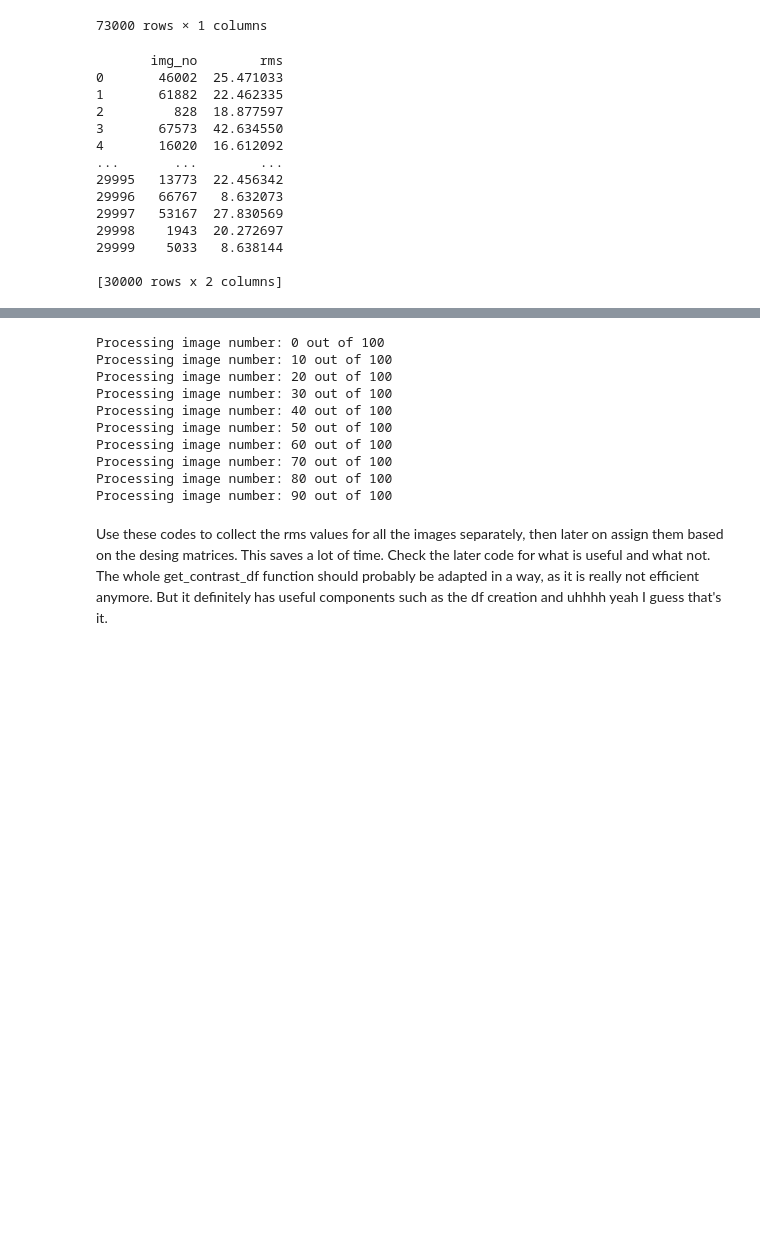
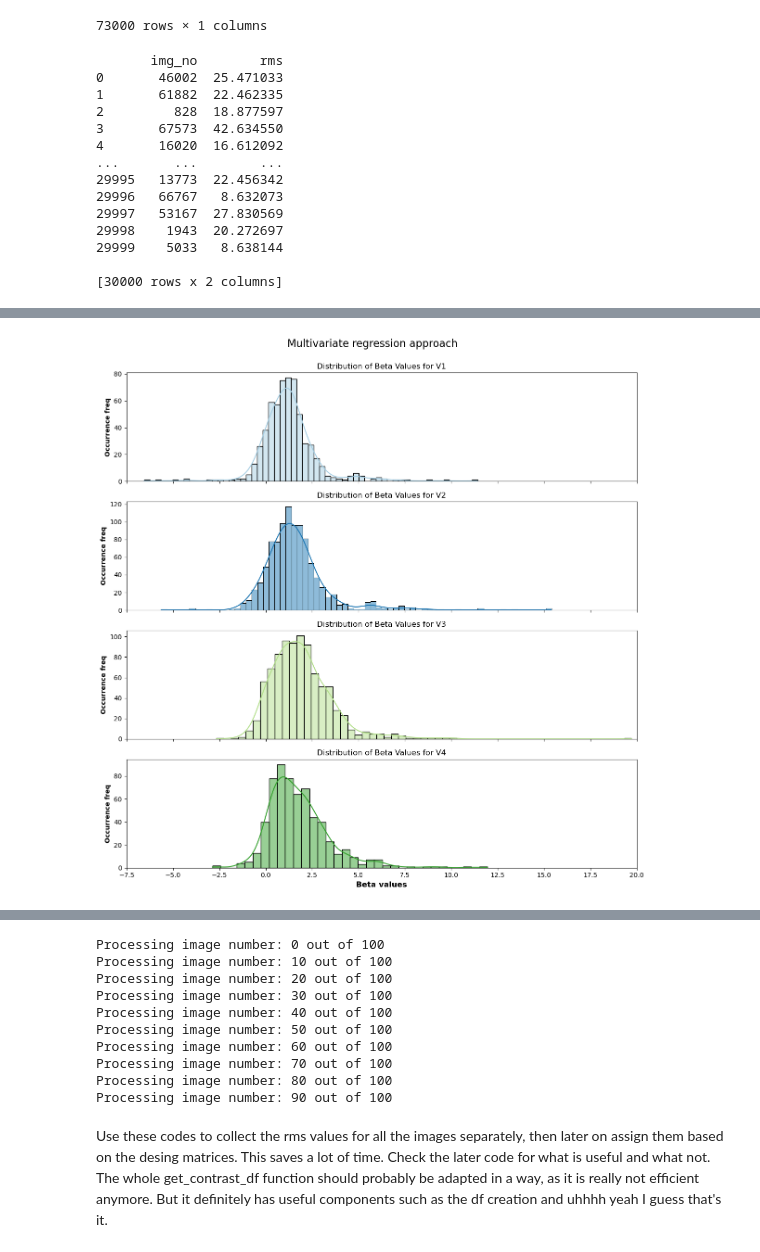
Before and after one commit to WiegerScheurer/spatpred, a Jupyter notebook: notebooks/construction_work.ipynb, the cells around one changed output, grey strips where cells are left out. Drawn from its saved outputs; the diff is of its cells as text; code cells hidden in the pictures; blank space fills up the shorter version.

```diff
--- a/notebooks/construction_work.ipynb
+++ b/notebooks/construction_work.ipynb
@@ -105,0 +352,85 @@ hrf_ses1 = nib.load('/home/rfpred/data/natural-scenes-dataset/nsddata_betas/ppda
+# %%
+import numpy as np
+import statsmodels.api as sm
+import matplotlib.pyplot as plt
+import seaborn as sns
+import pandas as pd
+
+def multivariate_regression(X, y_matrix):
+    # Add a constant term to the independent variable matrix
+    X_with_constant = sm.add_constant(X)
+
+    # Reshape y_matrix to (n_imgs, n_voxels)
+    n_imgs, n_voxels = y_matrix.shape
+    y_matrix_reshaped = y_matrix.reshape(n_imgs, n_voxels, 1)
+
+    # Fit the multivariate regression model
+    model = sm.OLS(y_matrix_reshaped, X_with_constant)
+    results = model.fit()
+
+    # Extract beta coefficients and intercepts
+    beta_values = results.params[:-1, :]
+    intercept_values = results.params[-1, :]
+
+    return beta_values, intercept_values
+
+def regression_dict_multivariate(subject, feat_type, voxels, hrfs, feat_vals, n_imgs='all'):
+    reg_dict = {}
+
+    # Set the amount of images to regress over in case all images are available.
+    if n_imgs == 'all':
+        n_imgs = len(feat_vals)
+
+    X = np.array(feat_vals[feat_type][:n_imgs]).reshape(n_imgs, 1)  # Set the input matrix for the regression analysis
+
+    # This function will run the multiple regression analysis for each voxel, roi, image, for a subject.
+    rois = list(voxels[subject].keys())
+
+    for roi in rois:
+        reg_dict[roi] = {}
+        voxel_mask = voxels[subject][roi]  # These are the boolean mask for the specific subject, roi
+        n_voxels = np.sum(voxel_mask).astype('int')  # This is the number of voxels in this roi
+        vox_indices = np.column_stack(np.where(voxel_mask == 1))  # Get voxel indices for the current ROI
+
+        # Extract y_matrix for all voxels within the ROI
+        y_matrix = np.array([hrfs[tuple(vox_idx)][:n_imgs] for vox_idx in vox_indices]).T / 300
+
+        # Perform multivariate regression
+        beta_values, intercept_values = multivariate_regression(X, y_matrix)
+
+        for voxel, vox_idx in enumerate(vox_indices):
+            reg_dict[roi][f'vox{voxel}'] = {
+                'xyz': list(vox_idx),
+                'beta': beta_values[:, voxel],
+                'icept': intercept_values[voxel]
+            }
+
+    return reg_dict, X, y_matrix
+
+def plot_roi_beta_distribution(reg_dict):
+    fig, axes = plt.subplots(4, 1, figsize=(12, 12), sharex=True)
+    colors = sns.color_palette('Paired', n_colors=len(reg_dict))
+
+    for i, (roi, voxels) in enumerate(reg_dict.items()):
+        beta_values = np.concatenate([voxel_data['beta'] for voxel_data in voxels.values()])
+        sns.histplot(beta_values, kde=True, ax=axes[i], color=colors[i], label=f'{roi} ROI')
+
+        axes[i].set_title(f'Distribution of Beta Values for {roi[:2]}')
+        axes[i].set_ylabel('Occurrence freq', weight = 'bold')
+        axes[i].set_xlim(-5, 20)  # Set the same x range for all subplots
+
+        axes[i].set_xticks(np.arange(-7.5, 22.5, 2.5))  # Set the ticks to be more frequent
+
+
+    axes[-1].set_xlabel('Beta values', weight = 'bold', fontsize = 12)
+    fig.suptitle('Multivariate regression approach', fontsize=16, y=1)
+
+    plt.tight_layout()
+    plt.show()
+
+# Example usage
+rois_to_plot = ['V1_mask', 'V2_mask', 'V3_mask', 'V4_mask']
+reg_dict_multivariate, X_multivariate, y_matrix_multivariate = regression_dict_multivariate('subj01', 'rms_z', prf_selection_mask, betas_ses1, rms_subj01, n_imgs=750)
+plot_roi_beta_distribution(reg_dict_multivariate)
+# %% [output]
+[figure, added]
```
Also changed, not shown: parts of 24 cells of this notebook, 5 other files.
